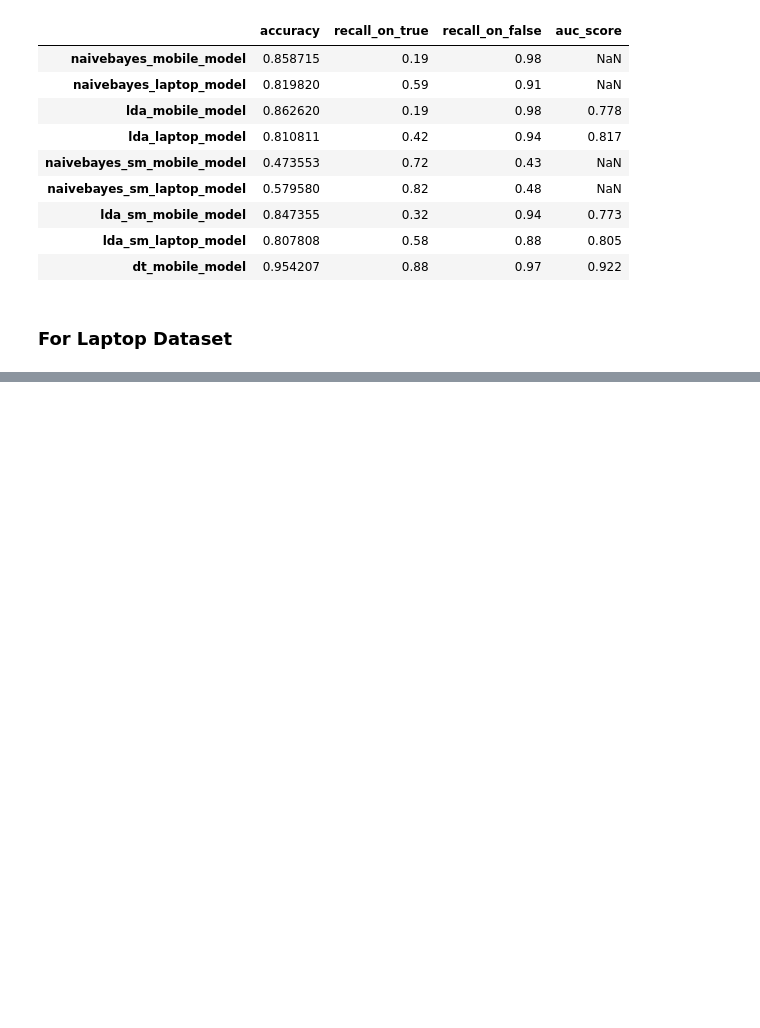
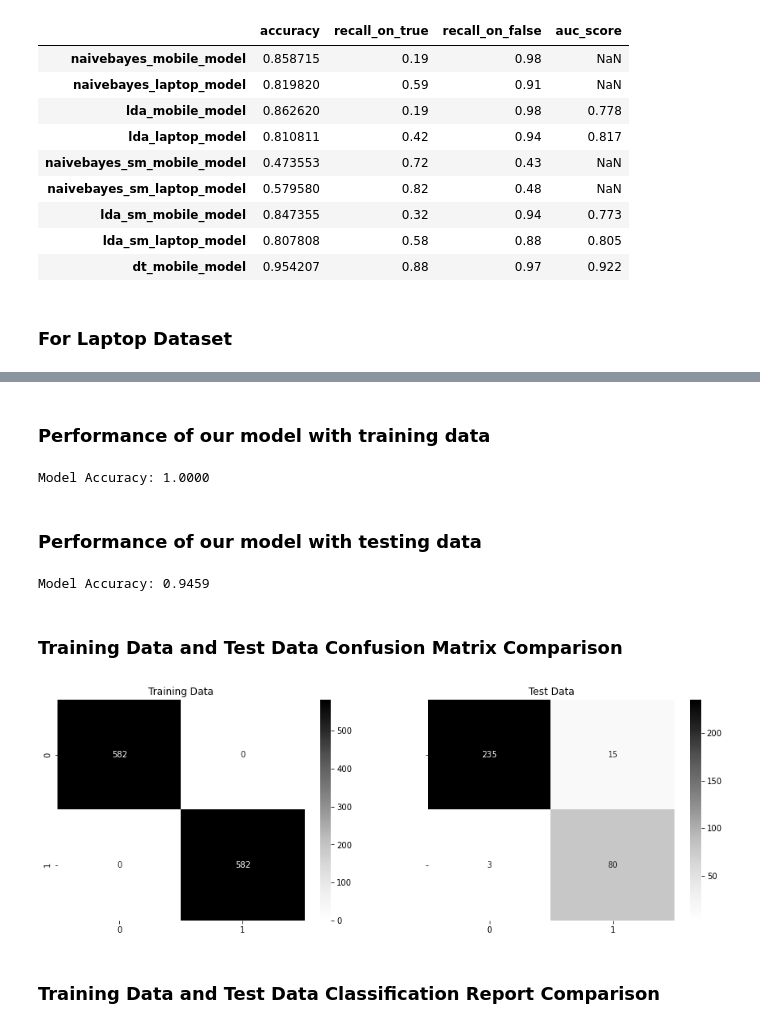
Before and after one commit to roshan-raj/social-media-tourism, a Jupyter notebook: ROSHANRAJ_15-May-2022.ipynb, the cells around one changed output, grey strips where cells are left out. Saved outputs shown, nothing was run; the diff lists cells and outputs as text; code cells hidden in the pictures; blank space fills up the shorter version.

Commit message:
Decision tree for laptop data

```diff
--- a/ROSHANRAJ_15-May-2022.ipynb
+++ b/ROSHANRAJ_15-May-2022.ipynb
@@ -1353,0 +1376,4 @@ predictions_test
+# %%
+decision_tree = DecisionTreeClassifier(criterion = 'entropy' )
+# %%
+dt_laptop_model = decision_tree.fit(X_train_res, y_train_res)
@@ -1353,0 +1414,34 @@ predictions_test
+# %% [markdown]
+### Performance of our model with training data
+# %%
+dt_laptop_train_predict = dt_laptop_model.predict(X_train_res)
+
+print("Model Accuracy: {0:.4f}".format(metrics.accuracy_score(y_train_res, dt_laptop_train_predict)))
+# %% [output]
+Model Accuracy: 1.0000
+# %% [markdown]
+### Performance of our model with testing data
+# %%
+dt_laptop_test_predict = dt_laptop_model.predict(X_test)
+
+print("Model Accuracy: {0:.4f}".format(metrics.accuracy_score(Y_test, dt_laptop_test_predict)))
+# %% [output]
+Model Accuracy: 0.9459
+# %% [markdown]
+### Training Data and Test Data Confusion Matrix Comparison
+# %%
+rcParams['figure.figsize'] = 15,5
+
+f,a =  plt.subplots(1,2,sharex=True,sharey=True,squeeze=False)
+
+#Plotting confusion matrix for the different models for the Training Data
+
+plot_0 = sns.heatmap((metrics.confusion_matrix(y_train_res,dt_laptop_train_predict)),annot=True,fmt='.5g',cmap='Greys',ax=a[0][0]);
+a[0][0].set_title('Training Data')
+
+plot_1 = sns.heatmap((metrics.confusion_matrix(Y_test,dt_laptop_test_predict)),annot=True,fmt='.5g',cmap='Greys',ax=a[0][1]);
+a[0][1].set_title('Test Data');
+# %% [output]
+[figure, added]
+# %% [markdown]
+### Training Data and Test Data Classification Report Comparison
```
Also changed, not shown: parts of 13 cells of this notebook, 1 other file.
